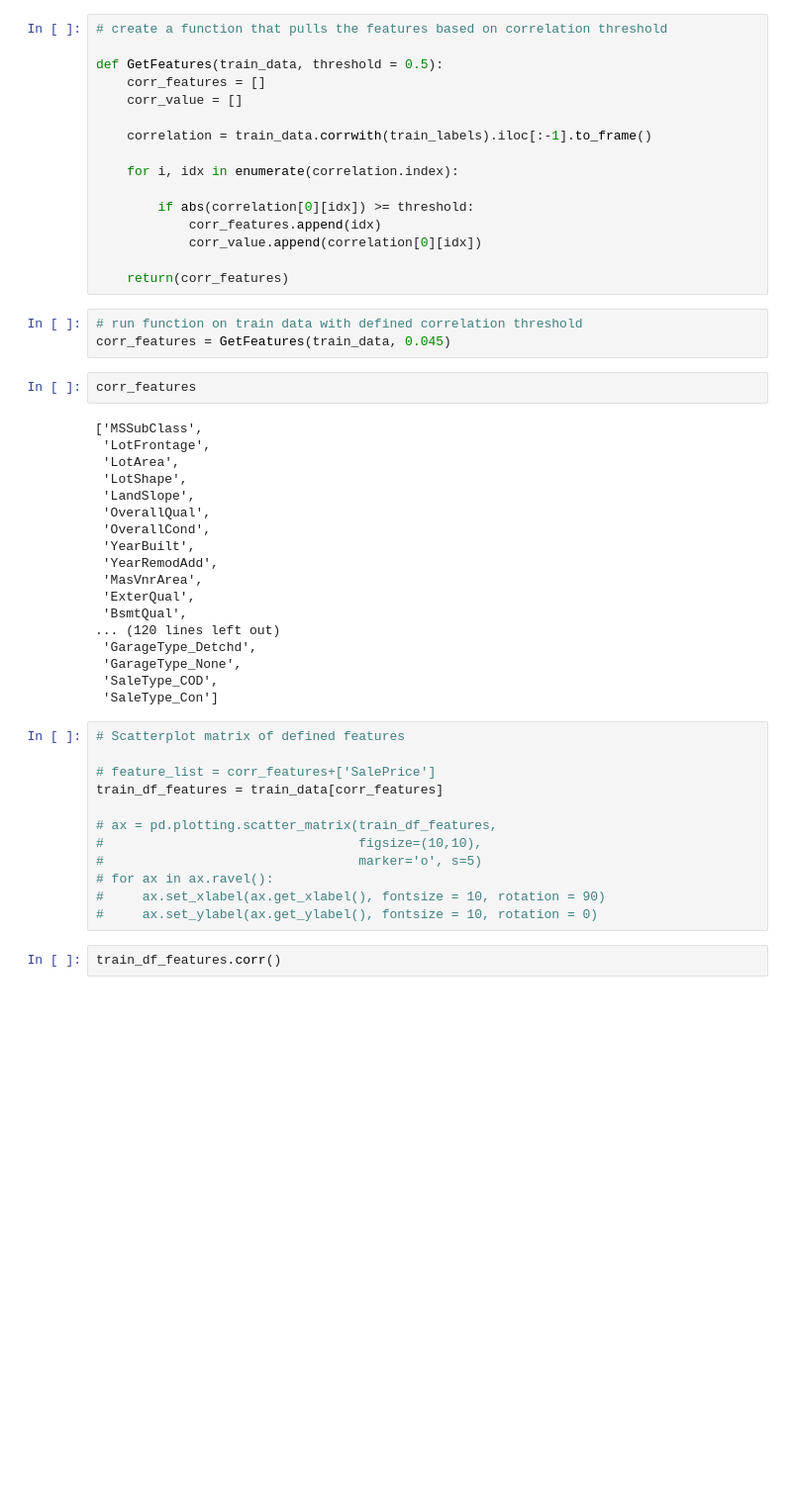
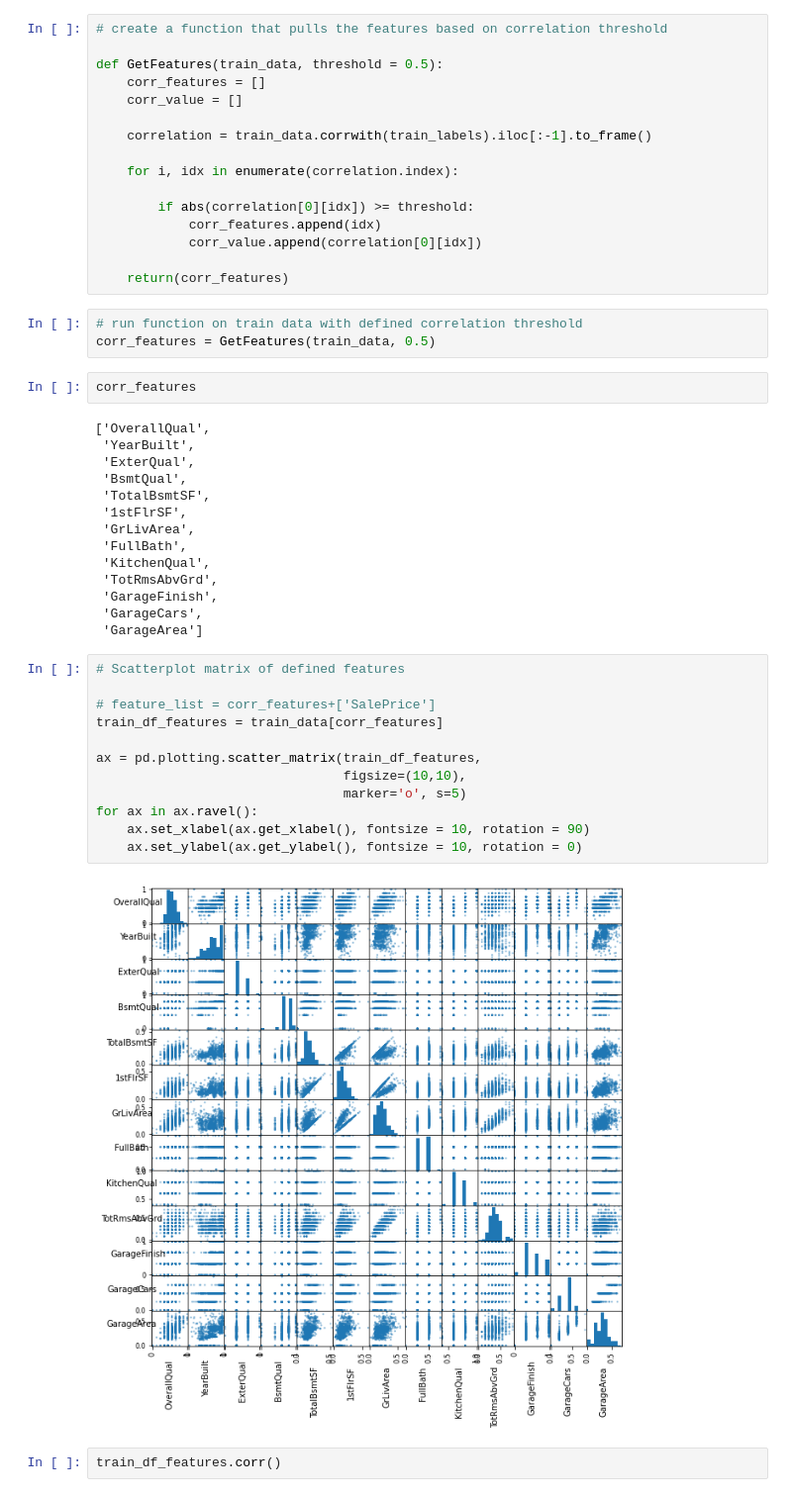
Before and after one commit to CSJohnLee/house_price_prediction, a Jupyter notebook: LeeNusaputraSawasaki_FinalProject-Ryan-TEST.ipynb, the cells around one changed output. Shown at 99% size. Cells and saved outputs as stored; diff of their text form; blank space fills up the shorter version.

```diff
--- a/LeeNusaputraSawasaki_FinalProject-Ryan-TEST.ipynb
+++ b/LeeNusaputraSawasaki_FinalProject-Ryan-TEST.ipynb
@@ -713,39 +713,37 @@ def GetFeatures(train_data, threshold = 0.5):
     return(corr_features)
 # %%
 # run function on train data with defined correlation threshold
-corr_features = GetFeatures(train_data, 0.045)
+corr_features = GetFeatures(train_data, 0.5)
 # %%
 corr_features
 # %% [output]
-['MSSubClass',
- 'LotFrontage',
- 'LotArea',
- 'LotShape',
- 'LandSlope',
- 'OverallQual',
- 'OverallCond',
+['OverallQual',
  'YearBuilt',
- 'YearRemodAdd',
- 'MasVnrArea',
  'ExterQual',
  'BsmtQual',
-... (120 lines left out)
- 'GarageType_Detchd',
- 'GarageType_None',
- 'SaleType_COD',
- 'SaleType_Con']
+ 'TotalBsmtSF',
+ '1stFlrSF',
+ 'GrLivArea',
+ 'FullBath',
+ 'KitchenQual',
+ 'TotRmsAbvGrd',
+ 'GarageFinish',
+ 'GarageCars',
+ 'GarageArea']
 # %%
 # Scatterplot matrix of defined features
 
 # feature_list = corr_features+['SalePrice']
 train_df_features = train_data[corr_features]
 
-# ax = pd.plotting.scatter_matrix(train_df_features,
-#                                 figsize=(10,10),
-#                                 marker='o', s=5)
-# for ax in ax.ravel():
-#     ax.set_xlabel(ax.get_xlabel(), fontsize = 10, rotation = 90)
-#     ax.set_ylabel(ax.get_ylabel(), fontsize = 10, rotation = 0)
+ax = pd.plotting.scatter_matrix(train_df_features,
+                                figsize=(10,10),
+                                marker='o', s=5)
+for ax in ax.ravel():
+    ax.set_xlabel(ax.get_xlabel(), fontsize = 10, rotation = 90)
+    ax.set_ylabel(ax.get_ylabel(), fontsize = 10, rotation = 0)
+# %% [output]
+[figure, added]
 # %%
 train_df_features.corr()
 # %% [output]
```
Also changed, not shown: 1 other file.
